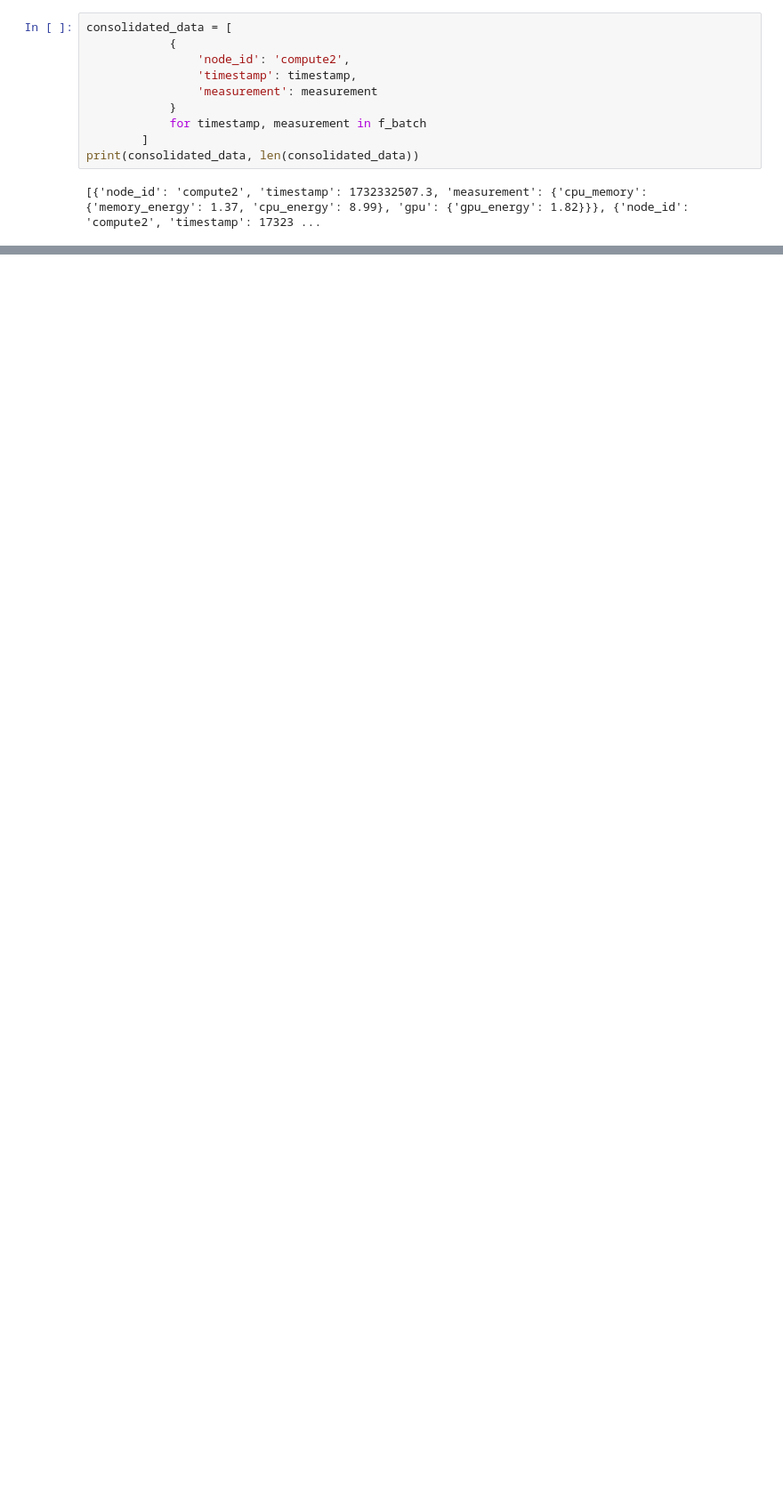
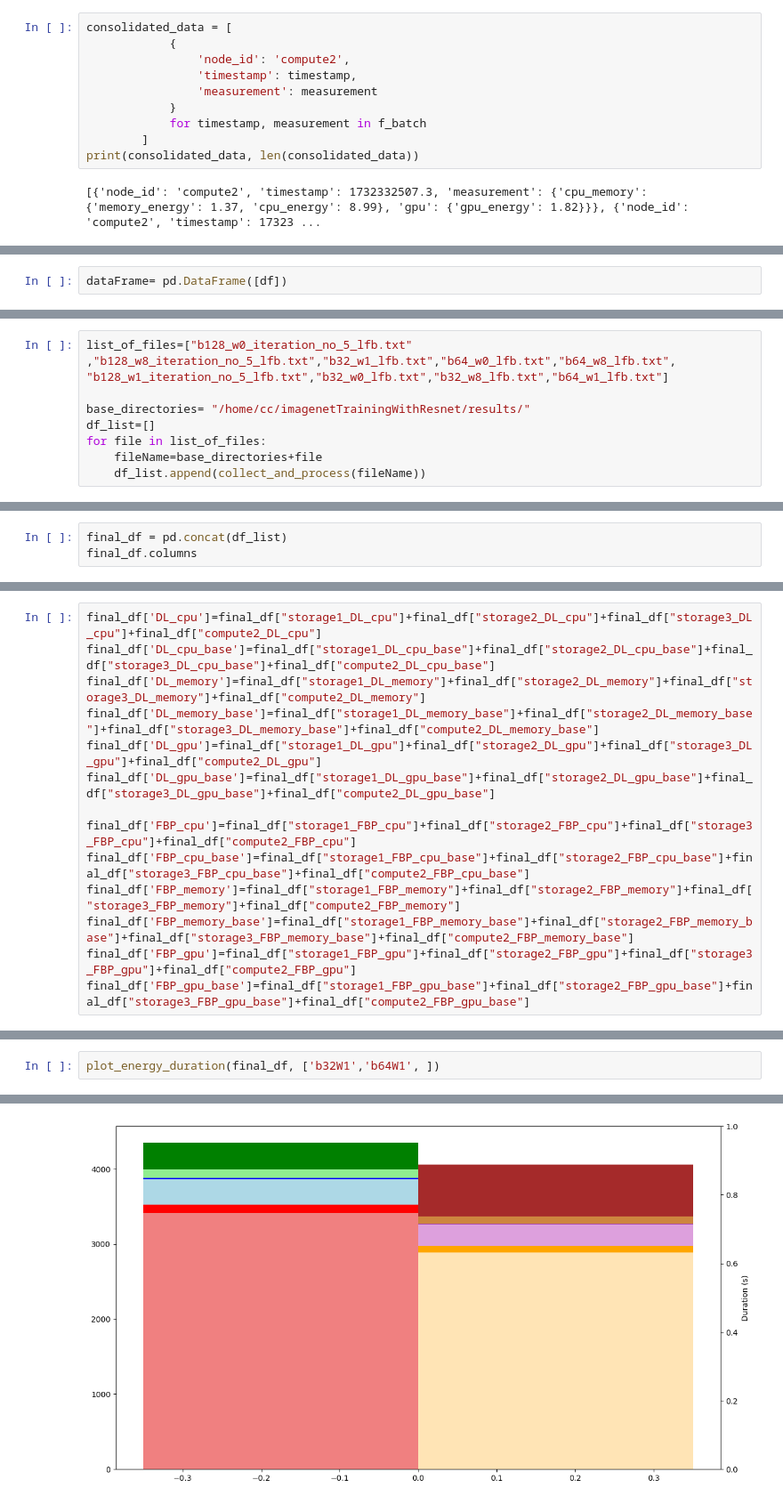
Before and after one commit to H-jamil/MultiNodeEnergyTracker, a Jupyter notebook: test_code.ipynb, the cells around one changed output, grey strips where cells are left out. Shown at 89% size. Cells and saved outputs as stored; diff of their text form; blank space fills up the shorter version.

Commit message:
added test code and visulization results

```diff
--- a/test_code.ipynb
+++ b/test_code.ipynb
@@ -357,0 +610,2 @@ print(consolidated_data, len(consolidated_data))
+# %%
+dataFrame= pd.DataFrame([df])
@@ -357,0 +804,9 @@ print(consolidated_data, len(consolidated_data))
+# %%
+list_of_files=["b128_w0_iteration_no_5_lfb.txt" ,"b128_w8_iteration_no_5_lfb.txt","b32_w1_lfb.txt","b64_w0_lfb.txt","b64_w8_lfb.txt",
+"b128_w1_iteration_no_5_lfb.txt","b32_w0_lfb.txt","b32_w8_lfb.txt","b64_w1_lfb.txt"]
+
+base_directories= "/home/cc/imagenetTrainingWithResnet/results/"
+df_list=[]
+for file in list_of_files:
+    fileName=base_directories+file
+    df_list.append(collect_and_process(fileName))
@@ -357,0 +831,3 @@ print(consolidated_data, len(consolidated_data))
+# %%
+final_df = pd.concat(df_list)
+final_df.columns
@@ -357,0 +868,14 @@ print(consolidated_data, len(consolidated_data))
+# %%
+final_df['DL_cpu']=final_df["storage1_DL_cpu"]+final_df["storage2_DL_cpu"]+final_df["storage3_DL_cpu"]+final_df["compute2_DL_cpu"]
+final_df['DL_cpu_base']=final_df["storage1_DL_cpu_base"]+final_df["storage2_DL_cpu_base"]+final_df["storage3_DL_cpu_base"]+final_df["compute2_DL_cpu_base"]
+final_df['DL_memory']=final_df["storage1_DL_memory"]+final_df["storage2_DL_memory"]+final_df["storage3_DL_memory"]+final_df["compute2_DL_memory"]
+final_df['DL_memory_base']=final_df["storage1_DL_memory_base"]+final_df["storage2_DL_memory_base"]+final_df["storage3_DL_memory_base"]+final_df["compute2_DL_memory_base"]
+final_df['DL_gpu']=final_df["storage1_DL_gpu"]+final_df["storage2_DL_gpu"]+final_df["storage3_DL_gpu"]+final_df["compute2_DL_gpu"]
+final_df['DL_gpu_base']=final_df["storage1_DL_gpu_base"]+final_df["storage2_DL_gpu_base"]+final_df["storage3_DL_gpu_base"]+final_df["compute2_DL_gpu_base"]
+
+final_df['FBP_cpu']=final_df["storage1_FBP_cpu"]+final_df["storage2_FBP_cpu"]+final_df["storage3_FBP_cpu"]+final_df["compute2_FBP_cpu"]
+final_df['FBP_cpu_base']=final_df["storage1_FBP_cpu_base"]+final_df["storage2_FBP_cpu_base"]+final_df["storage3_FBP_cpu_base"]+final_df["compute2_FBP_cpu_base"]
+final_df['FBP_memory']=final_df["storage1_FBP_memory"]+final_df["storage2_FBP_memory"]+final_df["storage3_FBP_memory"]+final_df["compute2_FBP_memory"]
+final_df['FBP_memory_base']=final_df["storage1_FBP_memory_base"]+final_df["storage2_FBP_memory_base"]+final_df["storage3_FBP_memory_base"]+final_df["compute2_FBP_memory_base"]
+final_df['FBP_gpu']=final_df["storage1_FBP_gpu"]+final_df["storage2_FBP_gpu"]+final_df["storage3_FBP_gpu"]+final_df["compute2_FBP_gpu"]
+final_df['FBP_gpu_base']=final_df["storage1_FBP_gpu_base"]+final_df["storage2_FBP_gpu_base"]+final_df["storage3_FBP_gpu_base"]+final_df["compute2_FBP_gpu_base"]
@@ -357,0 +983,3 @@ print(consolidated_data, len(consolidated_data))
+# %%
+plot_energy_duration(final_df, ['b32W1','b64W1', ])
+# %% [output]
@@ -357,0 +987 @@ print(consolidated_data, len(consolidated_data))
+[figure, added]
```
Also changed, not shown: parts of 17 cells of this notebook, 14 other files.
